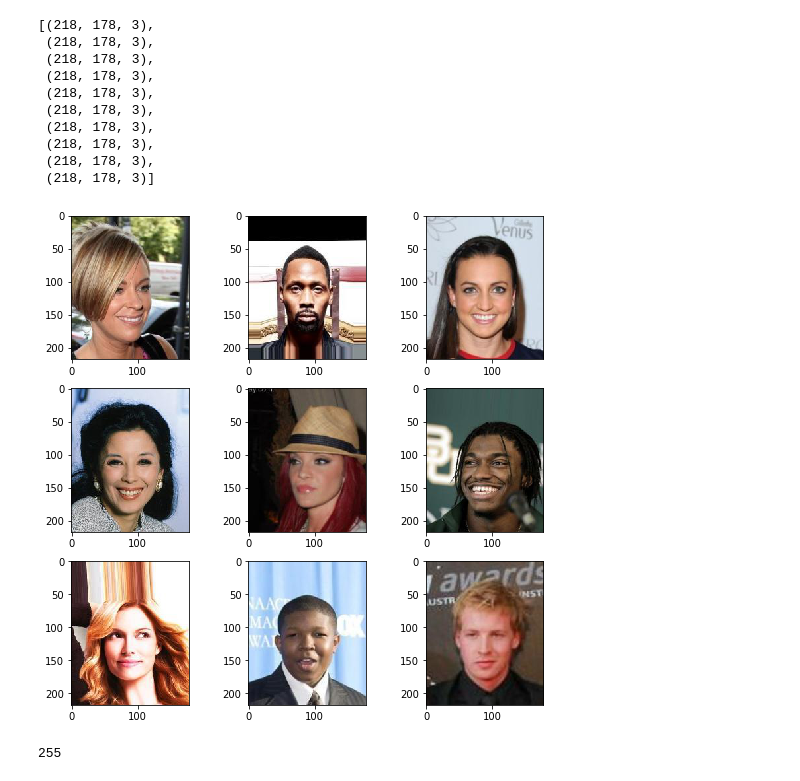
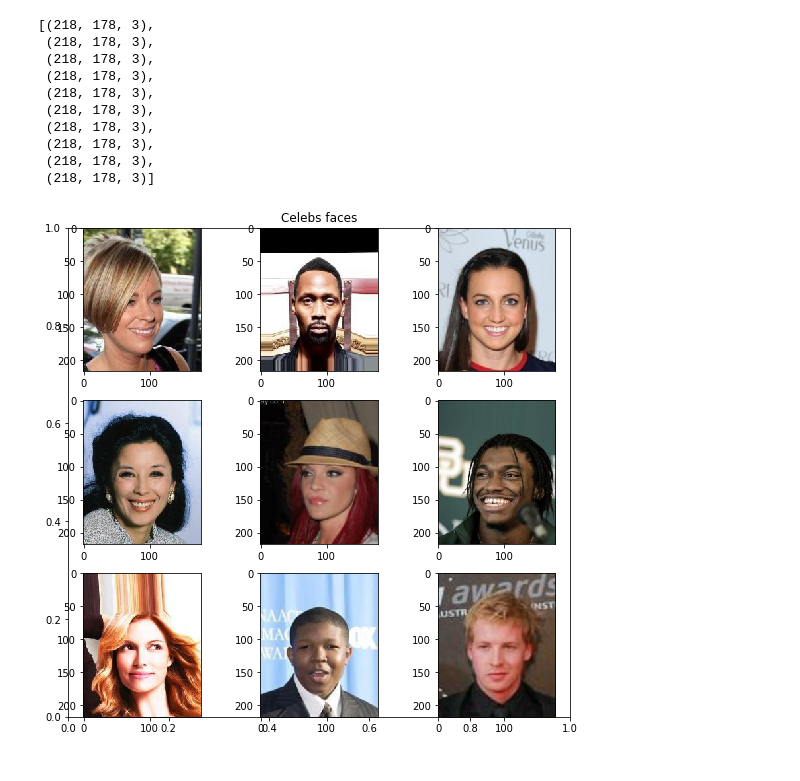
Before and after one commit to ajitsamudrala/GAN, a Jupyter notebook: data_viz.ipynb, the cells around one changed output. Drawn from its saved outputs; the diff is of its cells as text; code cells hidden in the pictures.

```diff
--- a/data_viz.ipynb
+++ b/data_viz.ipynb
@@ -32,12 +32,9 @@ images_shapes # all of them have same shape
  (218, 178, 3)]
 # %%
 fig = plt.figure(figsize=(9, 9))
+plt.title("Celebs faces")
 for i in range(9):
     ax = fig.add_subplot(3, 3, i + 1)
     ax.imshow(images[i], cmap='gray')
 # %% [output]
-[figure, old version]
+[figure, new version]
-# %%
-np.max(images[0]) # images are not normalized. Need to normalize as part of preproce
-# %% [output]
-255
```
Also changed, not shown: 1 other file.
